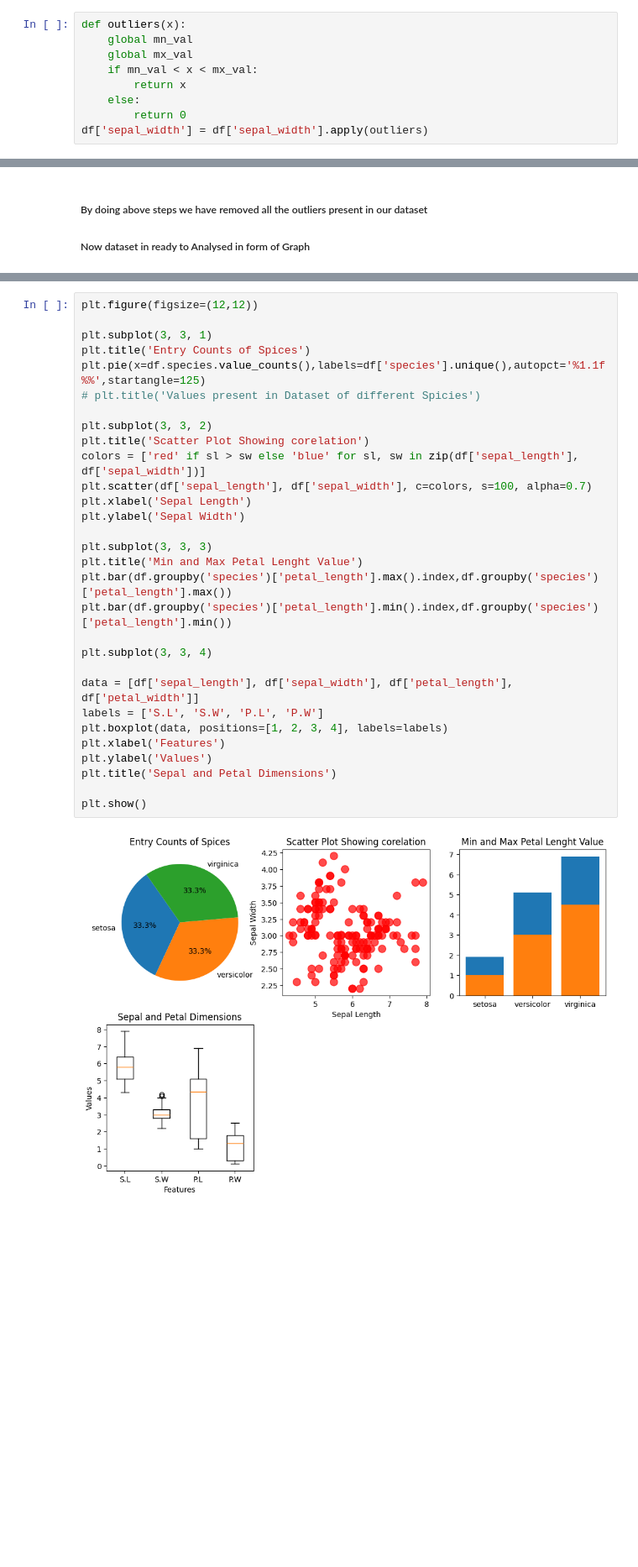
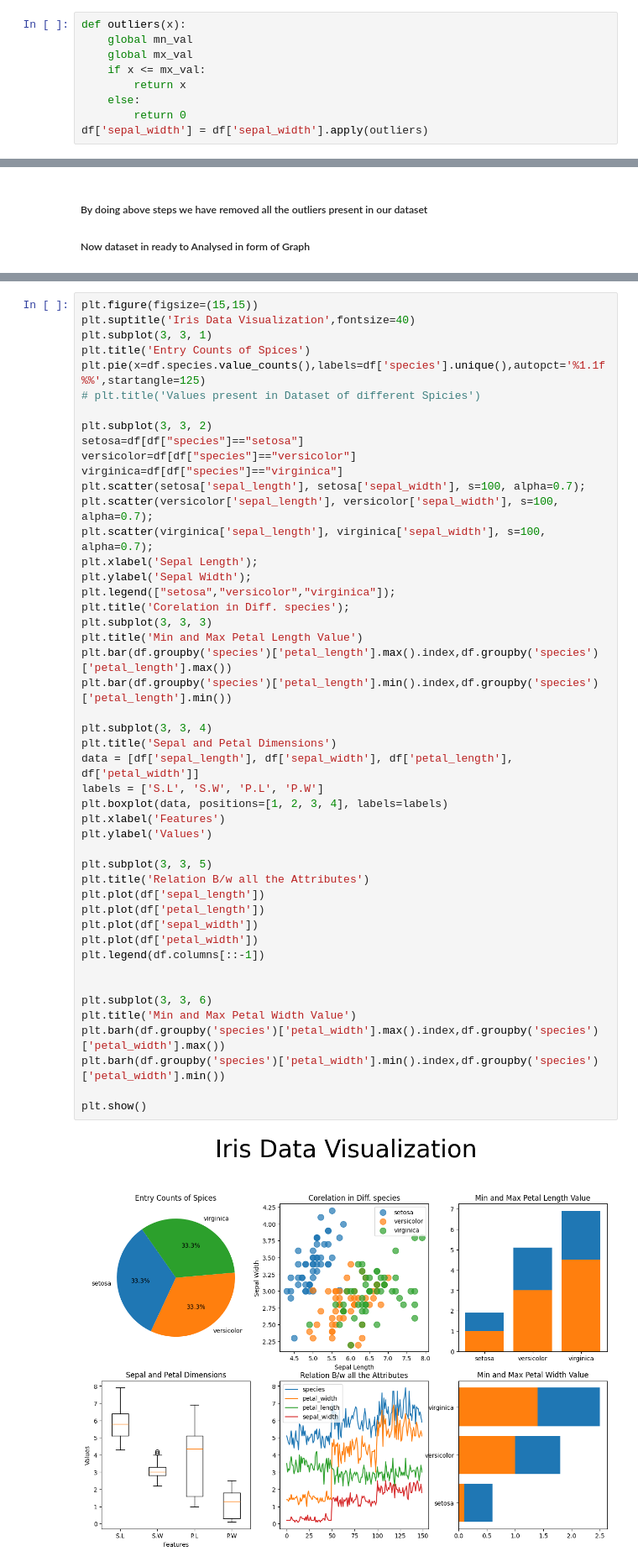
Before and after one commit to ArvindUpreti/Iris-dataset-Analysis, a Jupyter notebook: Iris Data Project.ipynb, the cells around one changed output, grey strips where cells are left out. Shown: that part at 84% size. Cells and saved outputs as stored; diff of their text form; blank space fills up the shorter version.

```diff
--- a/Iris Data Project.ipynb
+++ b/Iris Data Project.ipynb
@@ -163,7 +163,7 @@ Name: sepal_width, dtype: float64
 def outliers(x):
     global mn_val
     global mx_val
-    if mn_val < x < mx_val:
+    if x <= mx_val:
         return x
     else:
         return 0
@@ -263,32 +301,49 @@ plt.show()
 # %%
-plt.figure(figsize=(12,12))
-
+plt.figure(figsize=(15,15))
+plt.suptitle('Iris Data Visualization',fontsize=40)
 plt.subplot(3, 3, 1)
 plt.title('Entry Counts of Spices')
 plt.pie(x=df.species.value_counts(),labels=df['species'].unique(),autopct='%1.1f%%',startangle=125)
 # plt.title('Values present in Dataset of different Spicies')
 
 plt.subplot(3, 3, 2)
-plt.title('Scatter Plot Showing corelation')
-colors = ['red' if sl > sw else 'blue' for sl, sw in zip(df['sepal_length'], df['sepal_width'])]
-plt.scatter(df['sepal_length'], df['sepal_width'], c=colors, s=100, alpha=0.7)
-plt.xlabel('Sepal Length')
-plt.ylabel('Sepal Width')
-
+setosa=df[df["species"]=="setosa"]
+versicolor=df[df["species"]=="versicolor"]
+virginica=df[df["species"]=="virginica"]
+plt.scatter(setosa['sepal_length'], setosa['sepal_width'], s=100, alpha=0.7);
+plt.scatter(versicolor['sepal_length'], versicolor['sepal_width'], s=100, alpha=0.7);
+plt.scatter(virginica['sepal_length'], virginica['sepal_width'], s=100, alpha=0.7);
+plt.xlabel('Sepal Length');
+plt.ylabel('Sepal Width');
+plt.legend(["setosa","versicolor","virginica"]);
+plt.title('Corelation in Diff. species');
 plt.subplot(3, 3, 3)
-plt.title('Min and Max Petal Lenght Value')
+plt.title('Min and Max Petal Length Value')
 plt.bar(df.groupby('species')['petal_length'].max().index,df.groupby('species')['petal_length'].max())
 plt.bar(df.groupby('species')['petal_length'].min().index,df.groupby('species')['petal_length'].min())
 
 plt.subplot(3, 3, 4)
-
+plt.title('Sepal and Petal Dimensions')
 data = [df['sepal_length'], df['sepal_width'], df['petal_length'], df['petal_width']]
 labels = ['S.L', 'S.W', 'P.L', 'P.W']
 plt.boxplot(data, positions=[1, 2, 3, 4], labels=labels)
 plt.xlabel('Features')
 plt.ylabel('Values')
-plt.title('Sepal and Petal Dimensions')
+
+plt.subplot(3, 3, 5)
+plt.title('Relation B/w all the Attributes')
+plt.plot(df['sepal_length'])
+plt.plot(df['petal_length'])
+plt.plot(df['sepal_width'])
+plt.plot(df['petal_width'])
+plt.legend(df.columns[::-1])
+
+
+plt.subplot(3, 3, 6)
+plt.title('Min and Max Petal Width Value')
+plt.barh(df.groupby('species')['petal_width'].max().index,df.groupby('species')['petal_width'].max())
+plt.barh(df.groupby('species')['petal_width'].min().index,df.groupby('species')['petal_width'].min())
 
 plt.show()
 # %% [output]
-[figure, old version]
+[figure, new version]
```
Also changed, not shown: parts of 11 cells of this notebook.
